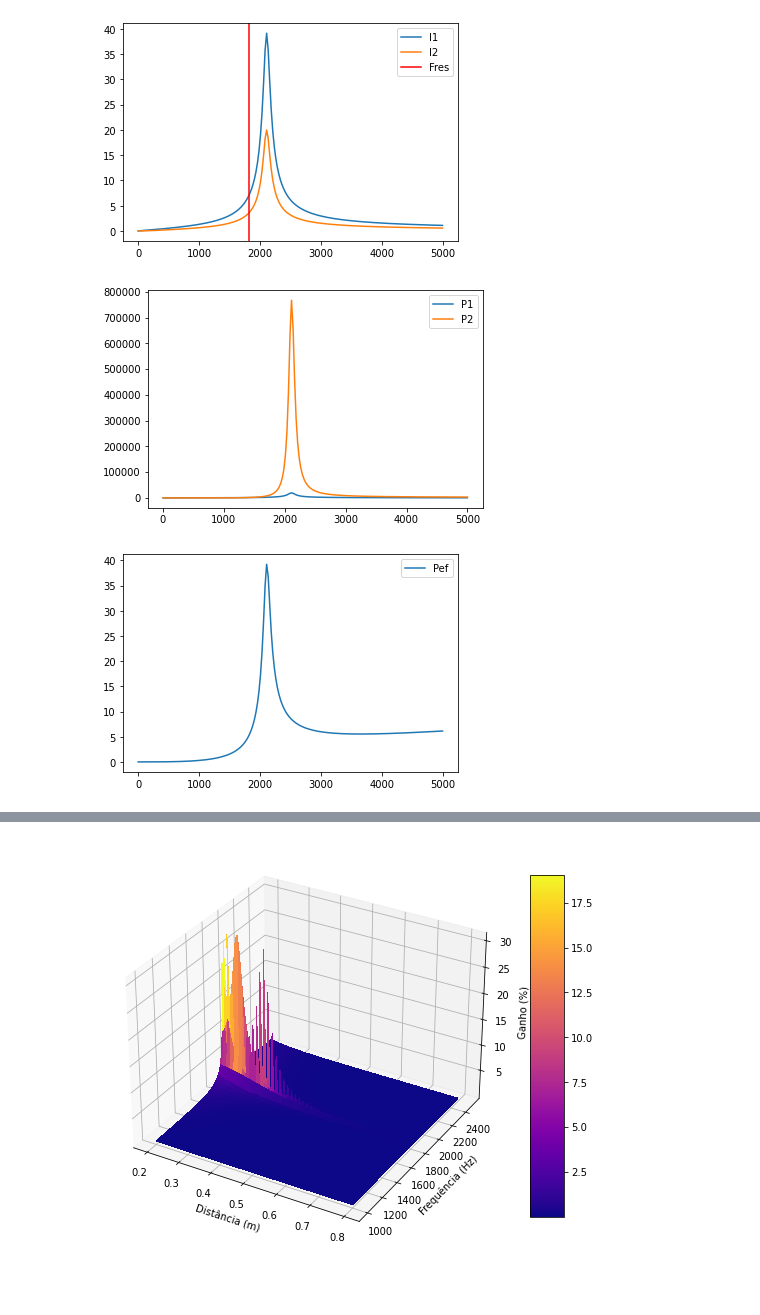
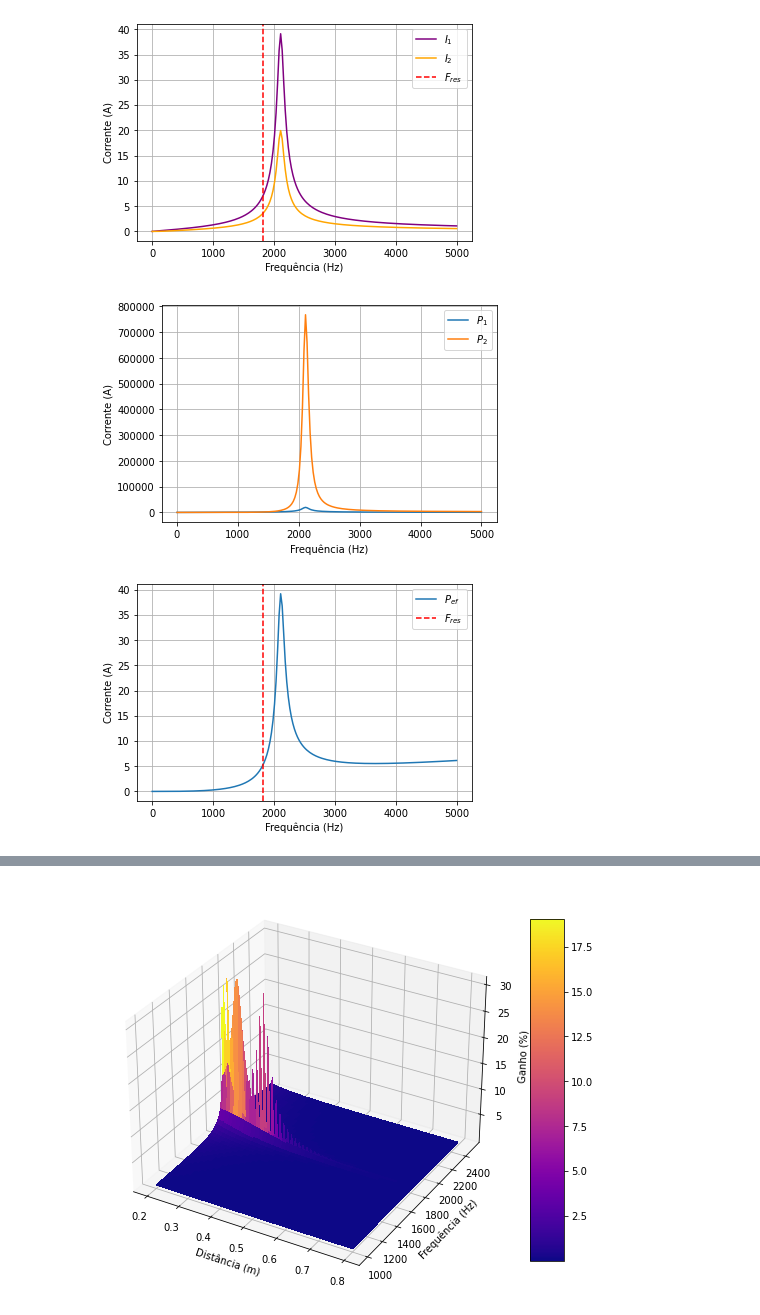
Before and after one commit to DualStream799/Wireless-Power-Transfer-Simulation, a Jupyter notebook: WPT-Simulation.ipynb, the cells around one changed output, grey strips where cells are left out. Drawn from its saved outputs; the diff is of its cells as text; code cells hidden in the pictures; blank space fills up the shorter version.

```diff
--- a/WPT-Simulation.ipynb
+++ b/WPT-Simulation.ipynb
@@ -113,8 +113,6 @@ lista_Ef = []
 # l2=300e-3
 # f=60
 k=0.5
-
-#for k in lista_k:
 
 for w in lista_w:
     #
@@ -140,41 +138,59 @@ for w in lista_w:
     Zp3 = in_series(XR2, XL2)
     Z2 = in_series(Zp2, Zp3)
 
 
     m = k*sqrt(L*L)
     I1, I2 = transformer(V, w, m, Z1, Z2)
     lista_i1.append(abs(I1))
     lista_i2.append(abs(I2))
 
     Irc = I2*Z2/XRC
 
     Pf = abs(power(V, I1))
     Prc = abs(power(XRC*Irc, Irc))
     lista_P1.append( Pf )
     lista_P2.append( Prc )
 
     lista_Ef.append(Prc/Pf)
 
-
+L = 300e-3
+C = 1e-6
 # Ressonance frequency:
 w = 1/sqrt(L*C)
 
-plt.plot(lista_w, lista_i1, label="I1")
-plt.plot(lista_w, lista_i2, label="I2")
-plt.axvline(w, color='r', linestyle='-', label='Fres')
+
+plt.plot(lista_w, lista_i1, label="$I_1$", color="purple")
+plt.plot(lista_w, lista_i2, label="$I_2$", color="orange")
+plt.axvline(w, color='r', linestyle='--', label="$F_{res}$")
+
+plt.title("")
+plt.xlabel("Frequência (Hz)")
+plt.ylabel("Corrente (A)")
 plt.legend()
+plt.grid()
 plt.show()
 
-plt.plot(lista_w, lista_P1, label="P1")
-plt.plot(lista_w, lista_P2, label="P2")
+plt.plot(lista_w, lista_P1, label="$P_1$")
+plt.plot(lista_w, lista_P2, label="$P_2$")
+
+plt.title("")
+plt.xlabel("Frequência (Hz)")
+plt.ylabel("Corrente (A)")
 plt.legend()
+plt.grid()
 plt.show()
 
-plt.plot(lista_w, lista_Ef, label="Pef")
+plt.plot(lista_w, lista_Ef, label="$P_{ef}$")
+plt.axvline(w, color='r', linestyle='--', label="$F_{res}$")
+
+plt.title("")
+plt.xlabel("Frequência (Hz)")
+plt.ylabel("Corrente (A)")
 plt.legend()
+plt.grid()
 plt.show()
 # %% [output]
-[figure, old version]
+[figure, new version]
-[figure, old version]
+[figure, new version]
-[figure, old version]
+[figure, new version]
 # %%
```
Also changed, not shown: parts of 7 cells of this notebook, 4 other files.
